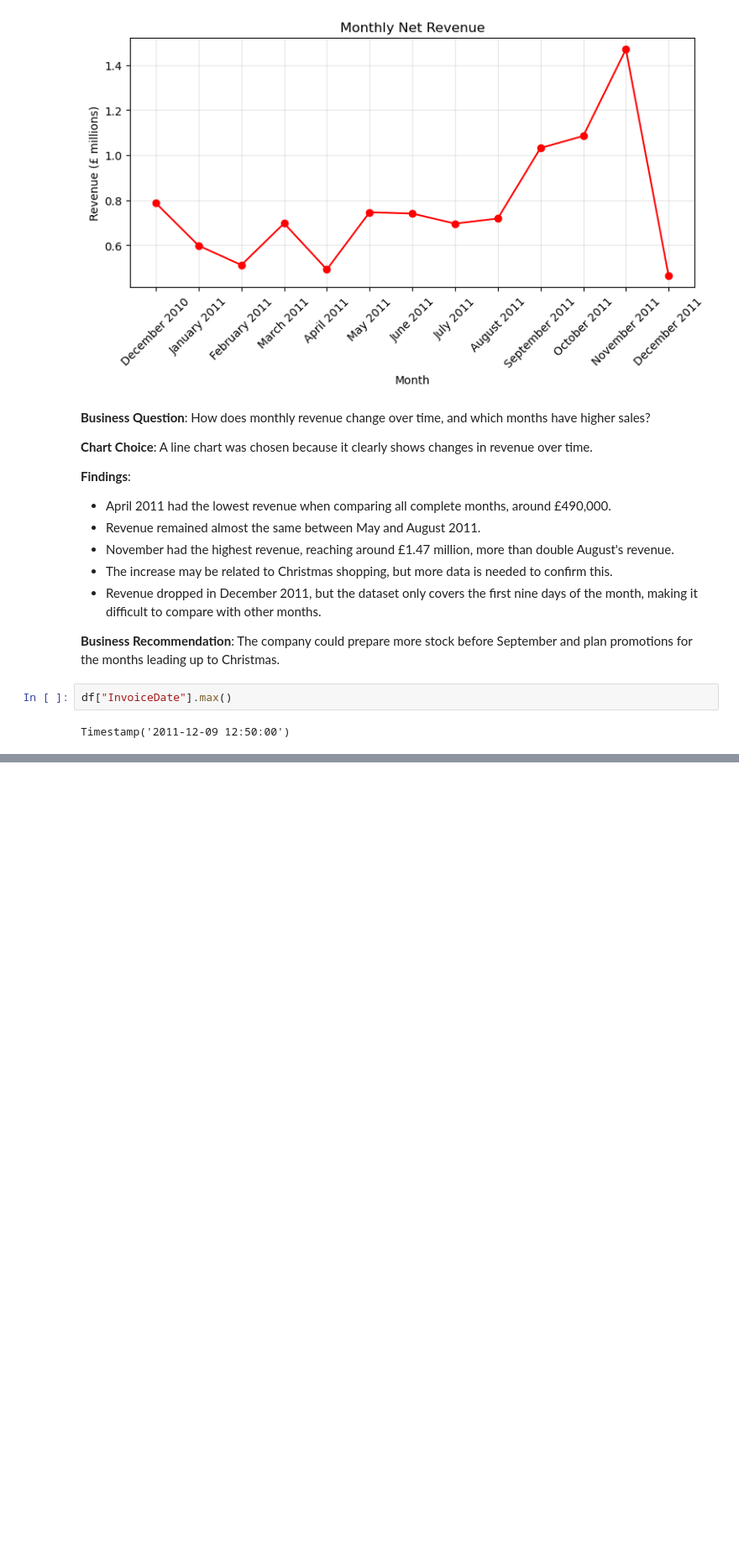
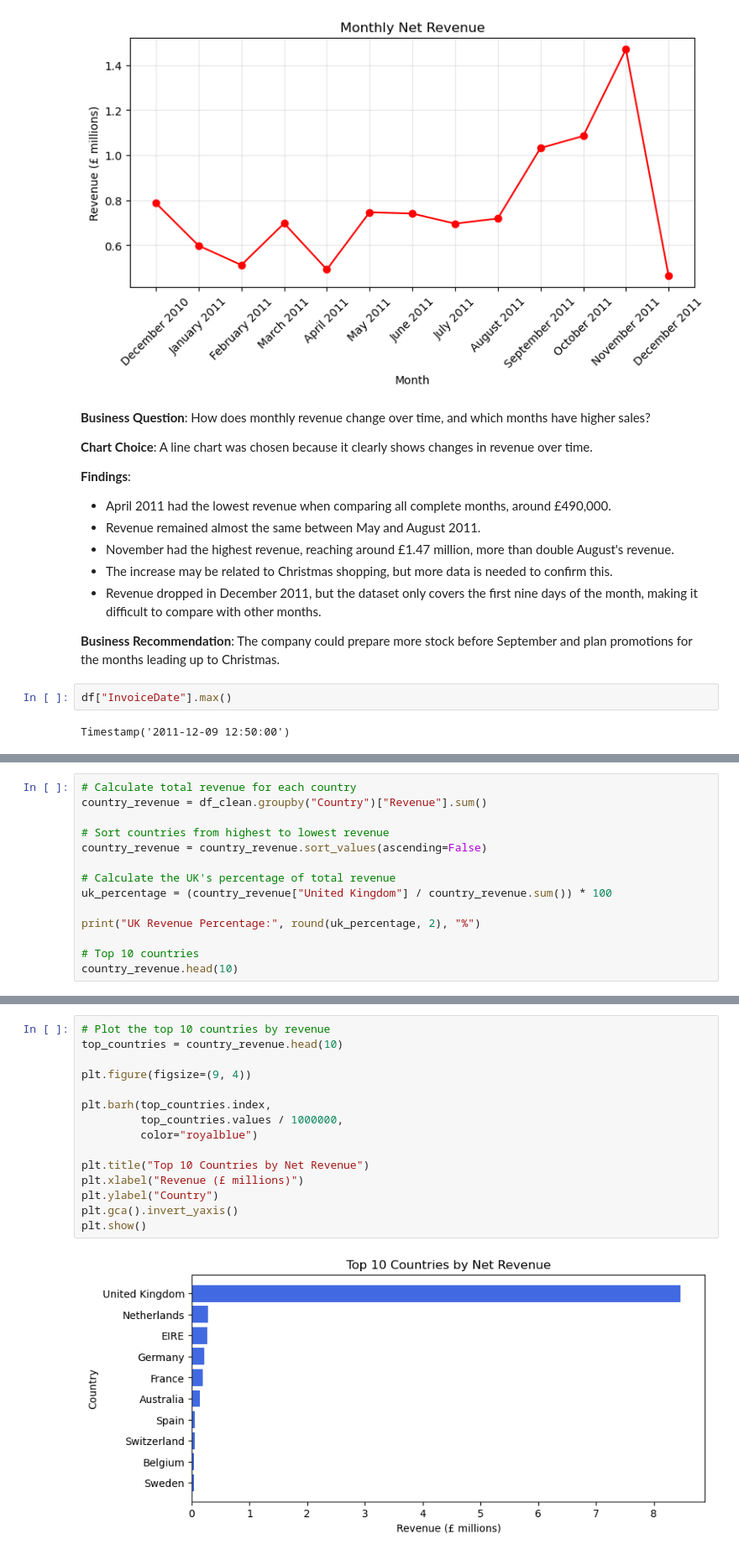
Before and after one commit to HeloEugenio0916/Data-Visualisation-CA2, a Jupyter notebook: CA2 taufique.ipynb, the cells around one changed output, grey strips where cells are left out. Shown at 84% size. Drawn from its saved outputs; the diff is of its cells as text; blank space fills up the shorter version.

```diff
--- a/CA2 taufique.ipynb
+++ b/CA2 taufique.ipynb
@@ -523,0 +526,14 @@ Timestamp('2011-12-09 12:50:00')
+# %%
+# Calculate total revenue for each country
+country_revenue = df_clean.groupby("Country")["Revenue"].sum()
+
+# Sort countries from highest to lowest revenue
+country_revenue = country_revenue.sort_values(ascending=False)
+
+# Calculate the UK's percentage of total revenue
+uk_percentage = (country_revenue["United Kingdom"] / country_revenue.sum()) * 100
+
+print("UK Revenue Percentage:", round(uk_percentage, 2), "%")
+
+# Top 10 countries
+country_revenue.head(10)
@@ -523,0 +554,17 @@ Timestamp('2011-12-09 12:50:00')
+# %%
+# Plot the top 10 countries by revenue
+top_countries = country_revenue.head(10)
+
+plt.figure(figsize=(9, 4))
+
+plt.barh(top_countries.index,
+         top_countries.values / 1000000,
+         color="royalblue")
+
+plt.title("Top 10 Countries by Net Revenue")
+plt.xlabel("Revenue (£ millions)")
+plt.ylabel("Country")
+plt.gca().invert_yaxis()
+plt.show()
+# %% [output]
+[figure, added]
```
Also changed, not shown: parts of 5 cells of this notebook.
